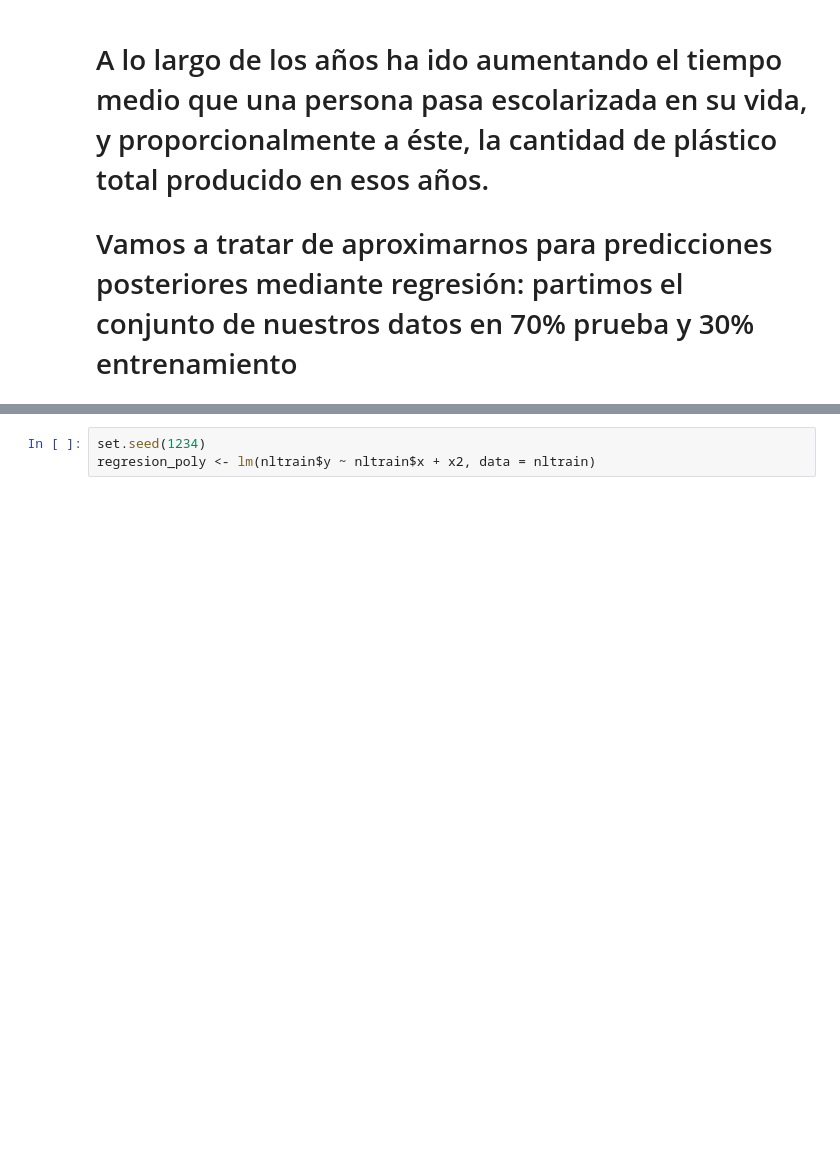
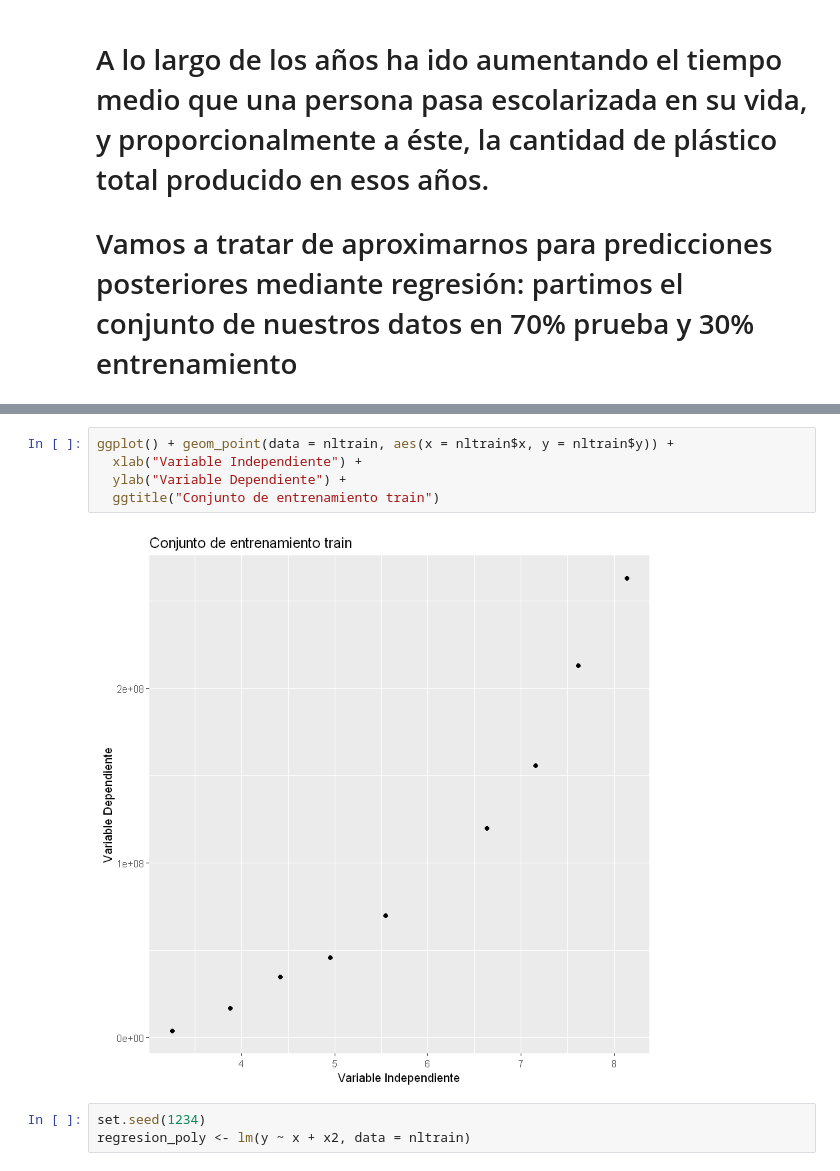
Before and after one commit to ealcober/mdbd, a Jupyter notebook: proyecto_final/pfinal.ipynb, the cells around one changed output, grey strips where cells are left out. Cells and saved outputs as stored; diff of their text form; blank space fills up the shorter version.

```diff
--- a/proyecto_final/pfinal.ipynb
+++ b/proyecto_final/pfinal.ipynb
@@ -168,6 +188,13 @@ str(nltrain)
+# %%
+ggplot() + geom_point(data = nltrain, aes(x = nltrain$x, y = nltrain$y)) +
+  xlab("Variable Independiente") +
+  ylab("Variable Dependiente") +
+  ggtitle("Conjunto de entrenamiento train")
+# %% [output]
+[figure, added]
 # %%
 set.seed(1234)
-regresion_poly <- lm(nltrain$y ~ nltrain$x + x2, data = nltrain)
+regresion_poly <- lm(y ~ x + x2, data = nltrain)
 # %%
 summary(regresion_poly)
 # %% [output]
```
Also changed, not shown: parts of 9 cells of this notebook.
